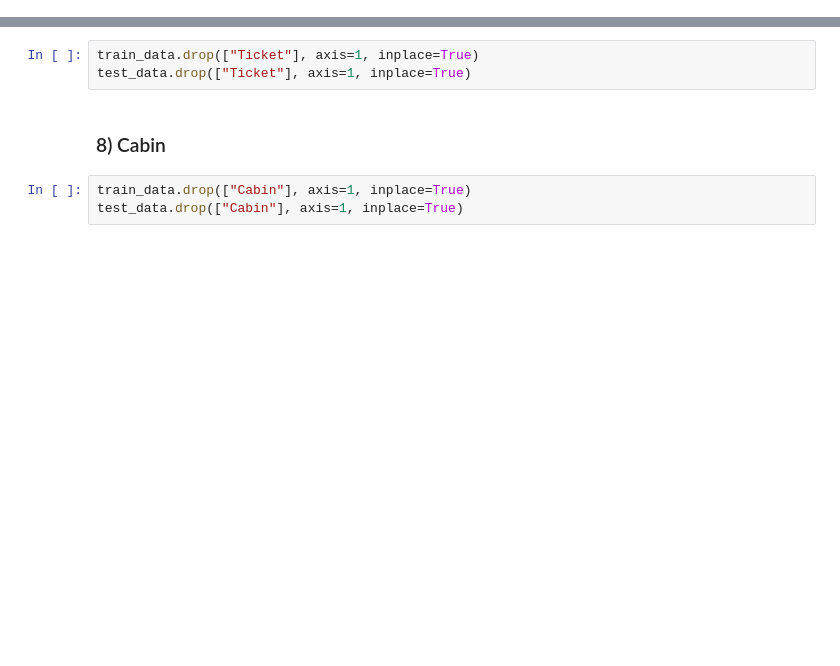
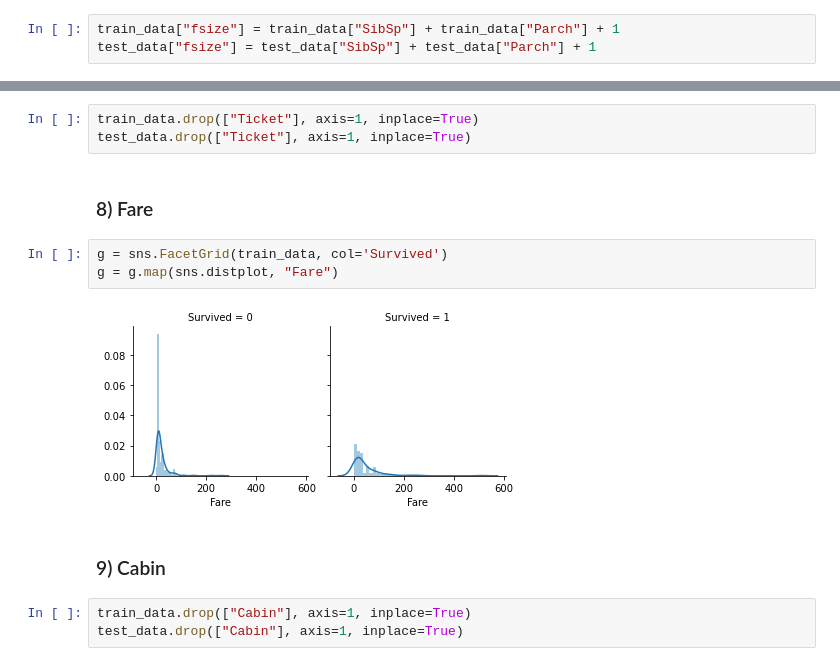
Before and after one commit to malte-n/Data-Science-Portfolio, a Jupyter notebook: titanic_kaggle_comp/titanic_classification_problem.ipynb, the cells around one changed output, grey strips where cells are left out. Cells and saved outputs as stored; diff of their text form; blank space fills up the shorter version.

```diff
--- a/titanic_kaggle_comp/titanic_classification_problem.ipynb
+++ b/titanic_kaggle_comp/titanic_classification_problem.ipynb
@@ -229,0 +256,3 @@ g = g.map(sns.distplot, "Age")
+# %%
+train_data["fsize"] = train_data["SibSp"] + train_data["Parch"] + 1
+test_data["fsize"] = test_data["SibSp"] + test_data["Parch"] + 1
@@ -233,7 +306,14 @@ g = g.map(sns.distplot, "Age")
 train_data.drop(["Ticket"], axis=1, inplace=True)
 test_data.drop(["Ticket"], axis=1, inplace=True)
 # %% [markdown]
-### 8) Cabin
+### 8) Fare
+# %%
+g = sns.FacetGrid(train_data, col='Survived')
+g = g.map(sns.distplot, "Fare")
+# %% [output]
+[figure, added]
+# %% [markdown]
+### 9) Cabin
 # %%
 train_data.drop(["Cabin"], axis=1, inplace=True)
 test_data.drop(["Cabin"], axis=1, inplace=True)
```
Also changed, not shown: parts of 16 cells of this notebook.
